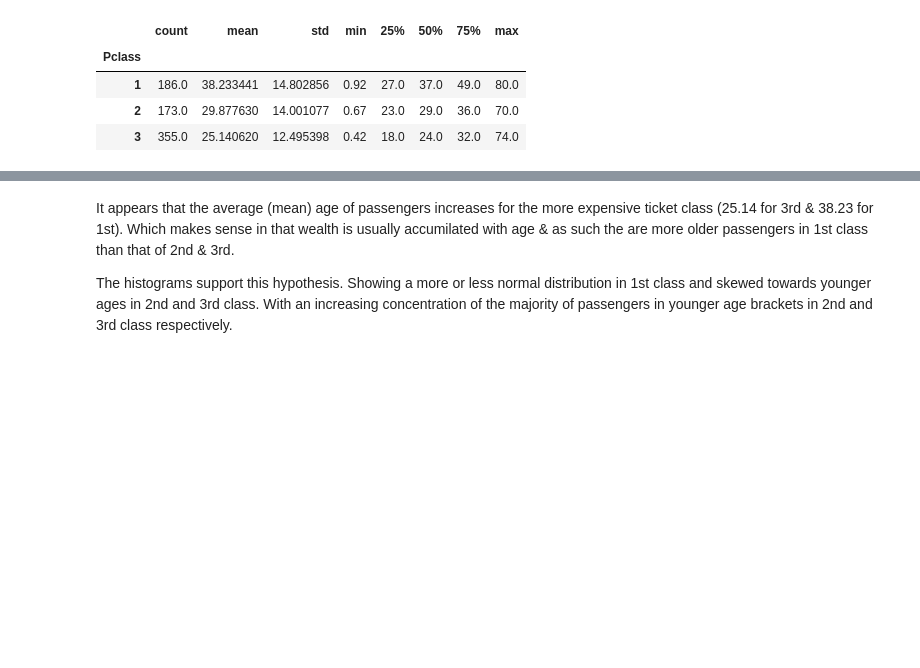
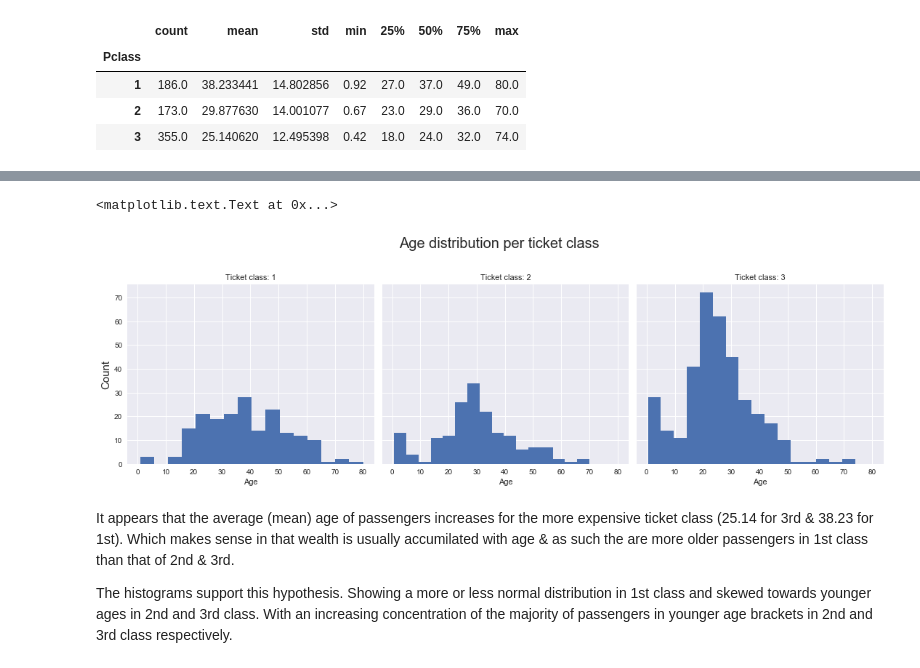
Before and after one commit to loeakaodas/titanic_project, a Jupyter notebook: titanic_project.ipynb, the cells around one changed output, grey strips where cells are left out. Saved outputs shown, nothing was run; the diff lists cells and outputs as text; code cells hidden in the pictures; blank space fills up the shorter version.

Commit message:
updated analysis
Mainly fixed some graphs (adding titles/labels) and changed some graphs to better reflect the data.

```diff
--- a/titanic_project.ipynb
+++ b/titanic_project.ipynb
@@ -147,3 +132,16 @@ dtype: object
+# %%
+# Plotting out the age distributings per ticket class
+# using a histogram for each class
+
+# Decided to use a FacetGrid with a histogram for each class
+# to show the distribution of ages between them.
+g = sns.FacetGrid(titanic, col="Pclass", size=5)
+g = (g.map(plt.hist, "Age", bins=16).set_titles("Ticket class: {col_name}").set_ylabels("Count", fontsize=15))
+g.fig.subplots_adjust(top=0.8)
+sns.plt.suptitle("Age distribution per ticket class", fontsize=20)
+# %% [output]
+<matplotlib.text.Text at 0x...>
+[figure, added]
 # %% [markdown]
 It appears that the average (mean) age of passengers increases for the more expensive ticket class (25.14 for 3rd & 38.23 for 1st). Which makes sense in that wealth is usually accumilated with age & as such the are more older passengers in 1st class than that of 2nd & 3rd.
 
```
Also changed, not shown: parts of 4 cells of this notebook.
